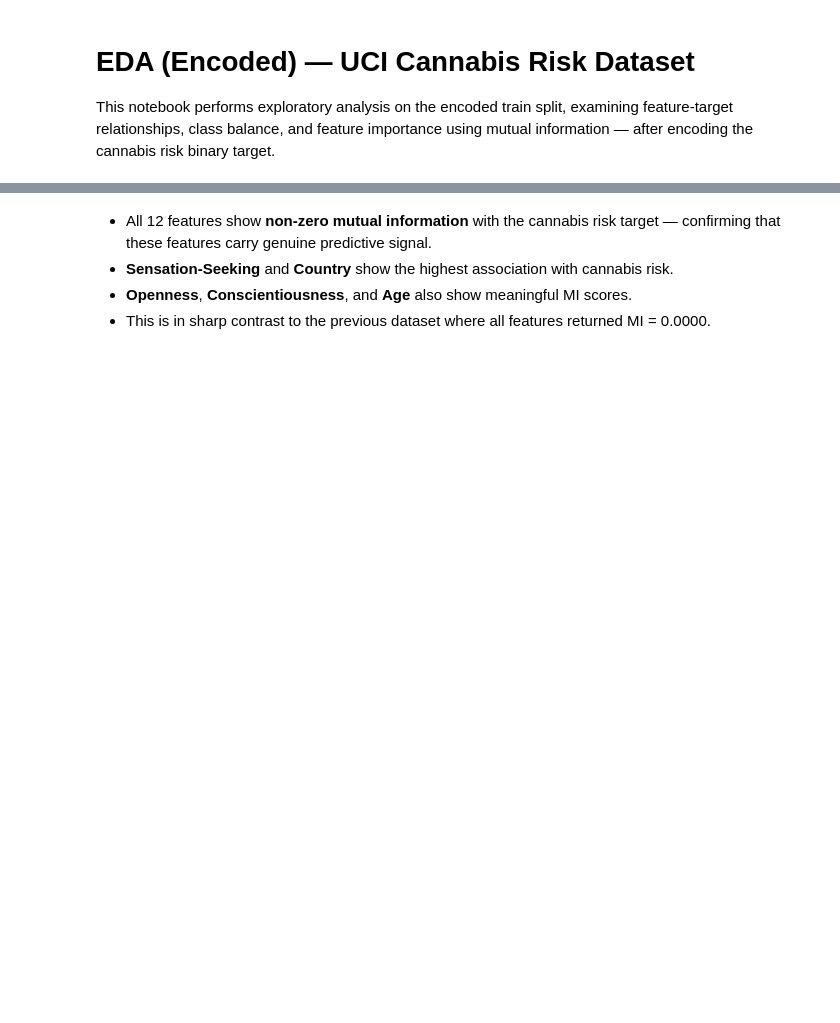
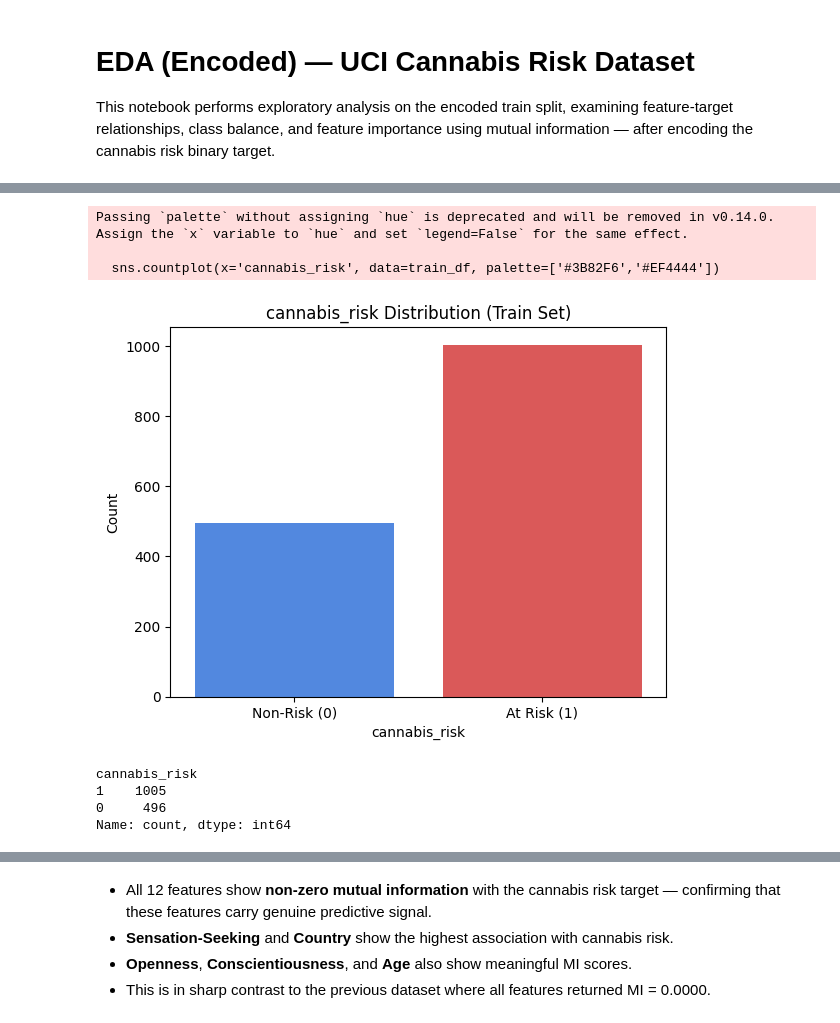
Before and after one commit to TerrenceGwati/student-addiction-risk-prediction, a Jupyter notebook: notebooks/EDA_encoded.ipynb, the cells around one changed output, grey strips where cells are left out. Drawn from its saved outputs; the diff is of its cells as text; code cells hidden in the pictures; blank space fills up the shorter version.

```diff
--- a/notebooks/EDA_encoded.ipynb
+++ b/notebooks/EDA_encoded.ipynb
@@ -9,7 +9,7 @@ import seaborn as sns
 import numpy as np
 from sklearn.metrics import mutual_info_score
 # %%
-train_df = pd.read_csv('uci_cannabis_train.csv')
+train_df = pd.read_csv('/Users/tg197682/Downloads/Computer Science Year 3/COMP3931_Individual_Project/student-addiction-risk-prediction/data/processed/uci_cannabis_train.csv')
 
 print(train_df.shape)
 display(train_df.head())
@@ -19,13 +44,22 @@ print(train_df.describe())
 # %%
 # Visualise class distribution
 sns.countplot(x='cannabis_risk', data=train_df, palette=['#3B82F6','#EF4444'])
-plt.xticks([0, 1], ['Non-user (0)', 'At Risk (1)'])
+plt.xticks([0, 1], ['Non-Risk (0)', 'At Risk (1)'])
 plt.title('cannabis_risk Distribution (Train Set)')
 plt.xlabel('cannabis_risk')
 plt.ylabel('Count')
 plt.show()
 
 print(train_df['cannabis_risk'].value_counts())
+# %% [output]
+Passing `palette` without assigning `hue` is deprecated and will be removed in v0.14.0. Assign the `x` variable to `hue` and set `legend=False` for the same effect.
+
+  sns.countplot(x='cannabis_risk', data=train_df, palette=['#3B82F6','#EF4444'])
+[figure, added]
+cannabis_risk
+1    1005
+0     496
+Name: count, dtype: int64
 # %%
 # Missing values heatmap
 sns.heatmap(train_df.isnull(), cbar=False, yticklabels=False)
```
Also changed, not shown: parts of 6 cells of this notebook, 8 other files.
